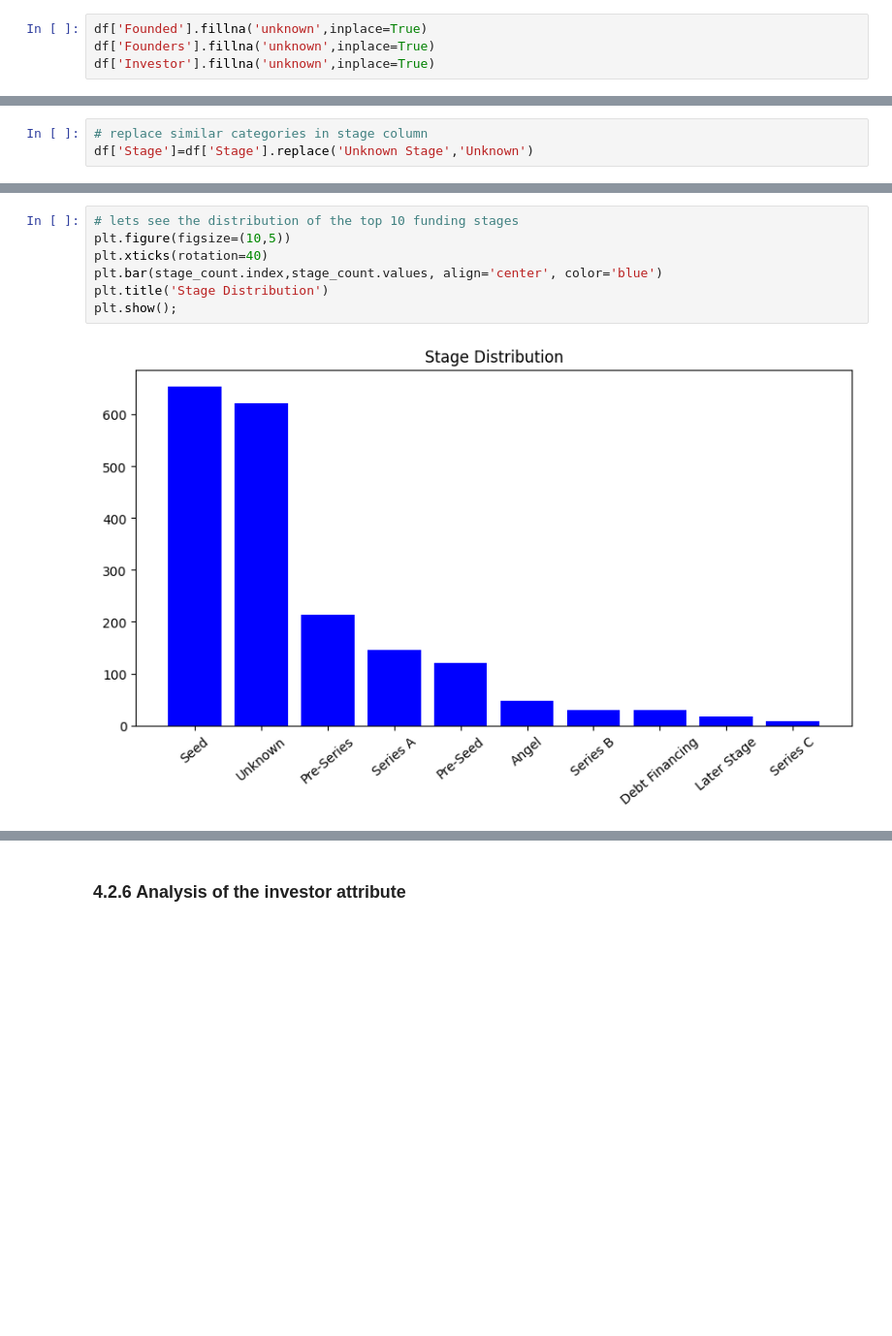
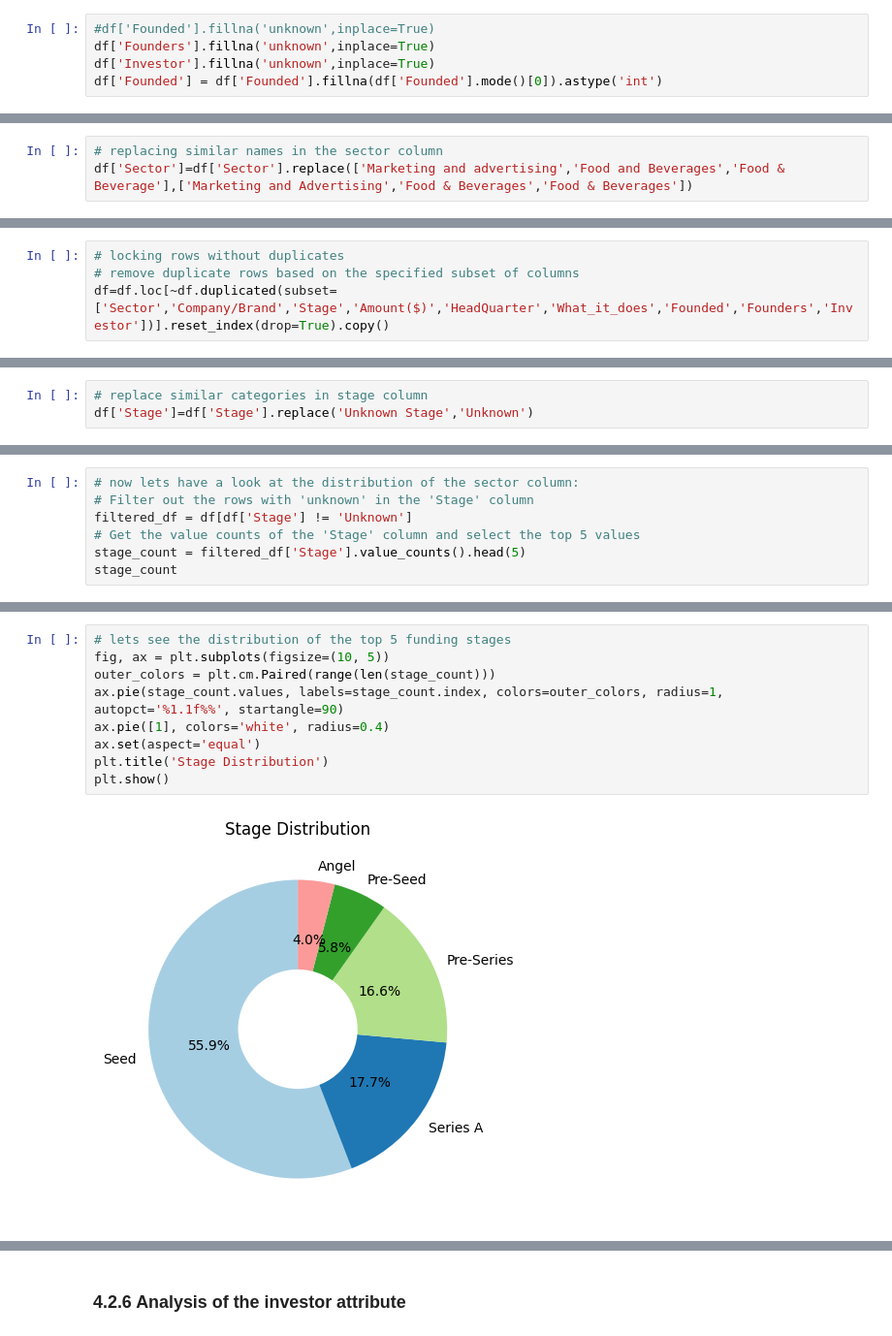
Before and after one commit to mancatha/India-startup-ecosytem-analysis, a Jupyter notebook: Notebook/merge_dataset.ipynb, the cells around one changed output, grey strips where cells are left out. Shown at 97% size. Cells and saved outputs as stored; diff of their text form; blank space fills up the shorter version.

```diff
--- a/Notebook/merge_dataset.ipynb
+++ b/Notebook/merge_dataset.ipynb
@@ -220,7 +232,8 @@ memory usage: 222.5+ KB
 # %%
-df['Founded'].fillna('unknown',inplace=True)
+#df['Founded'].fillna('unknown',inplace=True)
 df['Founders'].fillna('unknown',inplace=True)
 df['Investor'].fillna('unknown',inplace=True)
+df['Founded'] = df['Founded'].fillna(df['Founded'].mode()[0]).astype('int')
 # %%
 df.head(5)
 # %% [output]
@@ -361,3 +379,6 @@ array(['Media & Entertainment', 'Agriculture', 'Finance', 'E-commerce',
        'Sports', 'Real Estate', 'Manufacturing', 'Human Resources',
        'Health', 'Marketing and Advertising', 'Food and Beverages',
        'Accomodation', 'Food & Beverages'], dtype=object)
+# %%
+# replacing similar names in the sector column
+df['Sector']=df['Sector'].replace(['Marketing and advertising','Food and Beverages','Food & Beverage'],['Marketing and Advertising','Food & Beverages','Food & Beverages'])
@@ -416,0 +437,4 @@ df = df[(df['Amount($)'] >= lower_bound) & (df['Amount($)'] <= upper_bound)]
+# %%
+# locking rows without duplicates
+# remove duplicate rows based on the specified subset of columns
+df=df.loc[~df.duplicated(subset=['Sector','Company/Brand','Stage','Amount($)','HeadQuarter','What_it_does','Founded','Founders','Investor'])].reset_index(drop=True).copy()
@@ -603,3 +685,10 @@ Debt Financing     30
 Later Stage        17
 Series C            8
 Name: count, dtype: int64
+# %%
+# now lets have a look at the distribution of the sector column:
+# Filter out the rows with 'unknown' in the 'Stage' column
+filtered_df = df[df['Stage'] != 'Unknown']
+# Get the value counts of the 'Stage' column and select the top 5 values
+stage_count = filtered_df['Stage'].value_counts().head(5)
+stage_count
@@ -606,9 +703,11 @@ Name: count, dtype: int64
 # %%
-# lets see the distribution of the top 10 funding stages
-plt.figure(figsize=(10,5))
-plt.xticks(rotation=40)
-plt.bar(stage_count.index,stage_count.values, align='center', color='blue')
+# lets see the distribution of the top 5 funding stages
+fig, ax = plt.subplots(figsize=(10, 5))
+outer_colors = plt.cm.Paired(range(len(stage_count)))
+ax.pie(stage_count.values, labels=stage_count.index, colors=outer_colors, radius=1, autopct='%1.1f%%', startangle=90)
+ax.pie([1], colors='white', radius=0.4)
+ax.set(aspect='equal')
 plt.title('Stage Distribution')
-plt.show();
+plt.show()
 # %% [output]
-[figure, old version]
+[figure, new version]
```
Also changed, not shown: parts of 83 cells of this notebook, 9 other files.
